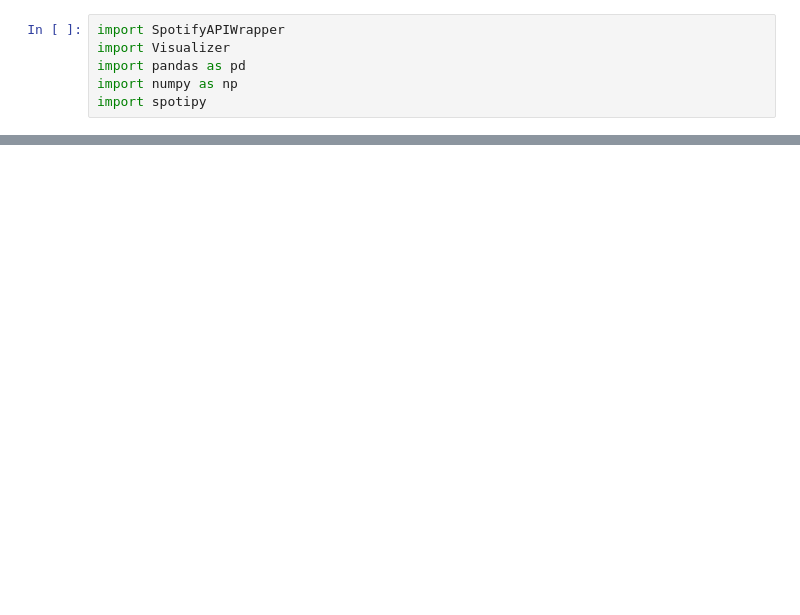
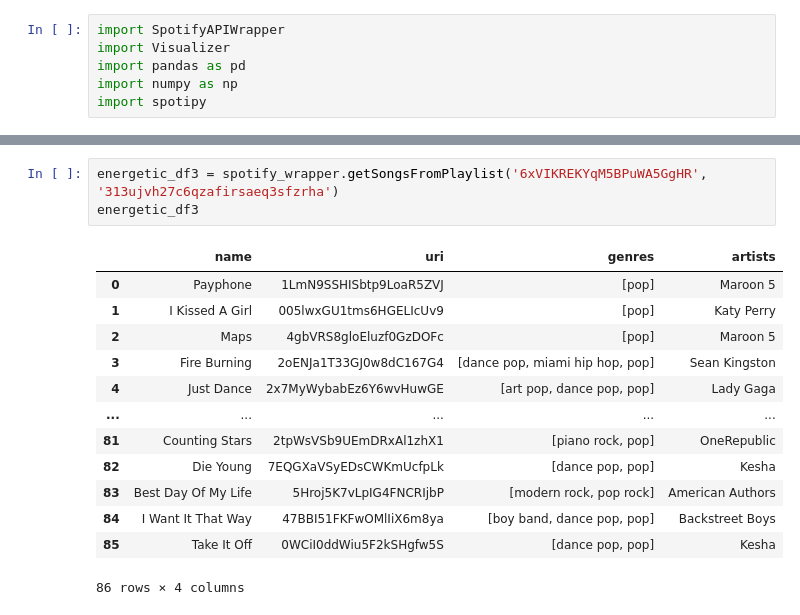
Before and after one commit to chriskontsis/AiTunes, a Jupyter notebook: Reccomender/SongRec.ipynb, the cells around one changed output, grey strips where cells are left out. Drawn from its saved outputs; the diff is of its cells as text; blank space fills up the shorter version.

```diff
--- a/Reccomender/SongRec.ipynb
+++ b/Reccomender/SongRec.ipynb
@@ -14,0 +64,17 @@ energetic_df
+# %%
+energetic_df3 = spotify_wrapper.getSongsFromPlaylist('6xVIKREKYqM5BPuWA5GgHR', '313ujvh27c6qzafirsaeq3sfzrha')
+energetic_df3
+# %% [output]
+|  | name | uri | genres | artists |
+| 0 | Payphone | 1LmN9SSHISbtp9LoaR5ZVJ | [pop] | Maroon 5 |
+| 1 | I Kissed A Girl | 005lwxGU1tms6HGELIcUv9 | [pop] | Katy Perry |
+| 2 | Maps | 4gbVRS8gloEluzf0GzDOFc | [pop] | Maroon 5 |
+| 3 | Fire Burning | 2oENJa1T33GJ0w8dC167G4 | [dance pop, miami hip hop, pop] | Sean Kingston |
+| 4 | Just Dance | 2x7MyWybabEz6Y6wvHuwGE | [art pop, dance pop, pop] | Lady Gaga |
+| ... | ... | ... | ... | ... |
+| 81 | Counting Stars | 2tpWsVSb9UEmDRxAl1zhX1 | [piano rock, pop] | OneRepublic |
+| 82 | Die Young | 7EQGXaVSyEDsCWKmUcfpLk | [dance pop, pop] | Kesha |
+| 83 | Best Day Of My Life | 5Hroj5K7vLpIG4FNCRIjbP | [modern rock, pop rock] | American Authors |
+| 84 | I Want It That Way | 47BBI51FKFwOMlIiX6m8ya | [boy band, dance pop, pop] | Backstreet Boys |
+| 85 | Take It Off | 0WCiI0ddWiu5F2kSHgfw5S | [dance pop, pop] | Kesha |
+86 rows × 4 columns
```
Also changed, not shown: parts of 8 cells of this notebook, 1 other file.
